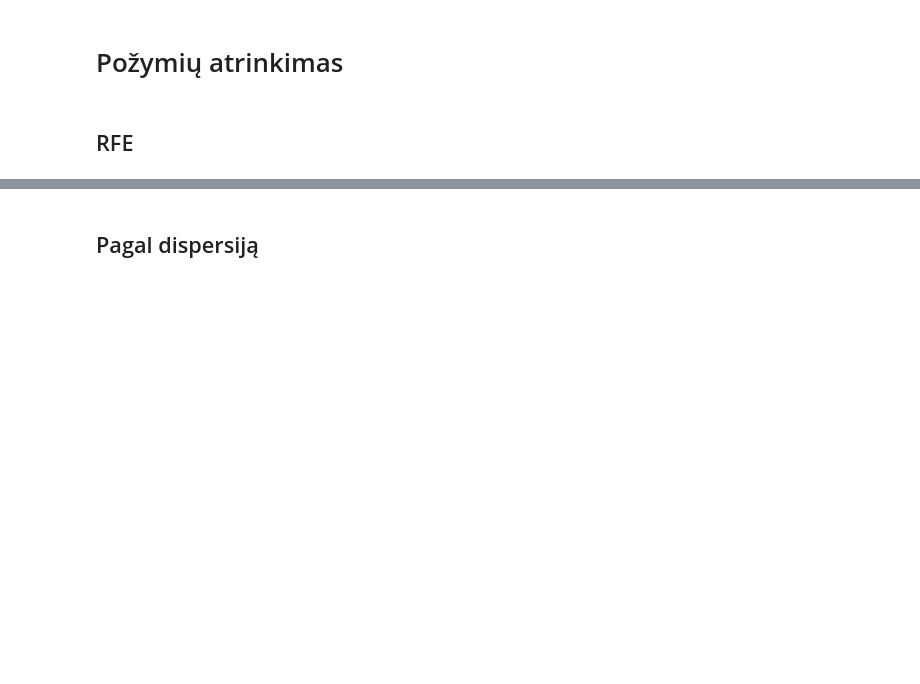
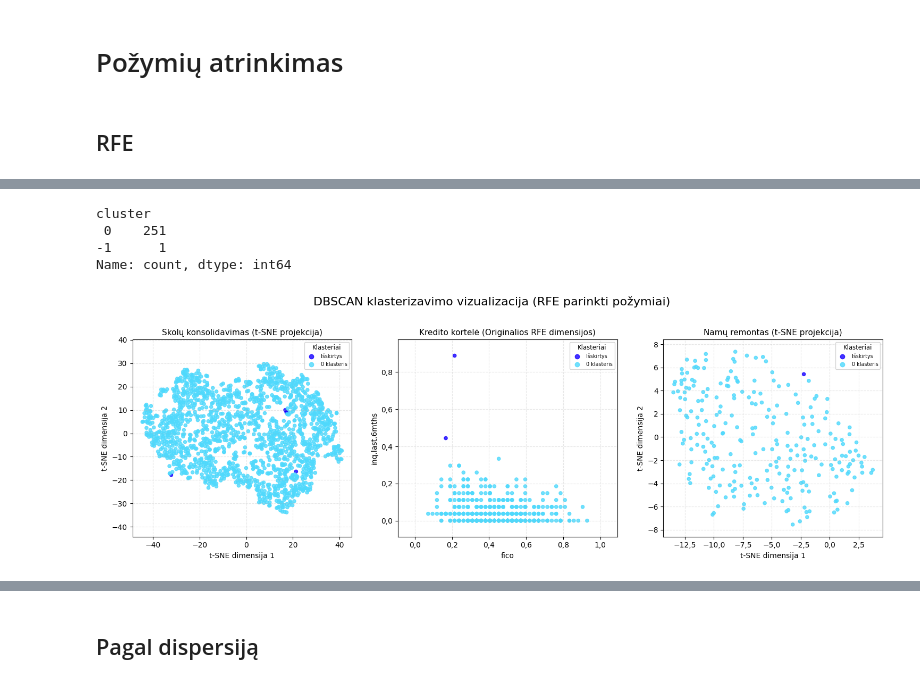
Before and after one commit to EvelinaDu/Papildomi_duomenu_vizualizavimo_skyriai, a Jupyter notebook: 3_laboratorinis/dbscan.ipynb, the cells around one changed output, grey strips where cells are left out. Cells and saved outputs as stored; diff of their text form; code cells hidden in the pictures; blank space fills up the shorter version.

Commit message:
DBSCAN on RFE subset

```diff
--- a/3_laboratorinis/dbscan.ipynb
+++ b/3_laboratorinis/dbscan.ipynb
@@ -469,0 +465,73 @@ Geriausi požymiai: ['dti', 'fico', 'days.with.cr.line', 'revol.bal', 'inq.last.
+# %%
+dbscan_rfecv_home_improvement = DBSCAN(eps=0.4, min_samples=10)
+clusters = dbscan_rfecv_home_improvement.fit_predict(rfecv_home_improvement.select_dtypes(include=[np.number]))
+
+dbscan_clusters_rfecv_home_improvement = rfecv_home_improvement.copy()
+dbscan_clusters_rfecv_home_improvement['cluster'] = clusters
+
+print(dbscan_clusters_rfecv_home_improvement['cluster'].value_counts())
+# %% [output]
+cluster
+ 0    251
+-1      1
+Name: count, dtype: int64
+# %%
+datasets = [
+    (dbscan_clusters_rfecv_debt_consolidation, "Skolų konsolidavimas"),
+    (dbscan_clusters_rfecv_credit_card, "Kredito kortelė"),
+    (dbscan_clusters_rfecv_home_improvement, "Namų remontas")
+]
+
+custom_cmap = ListedColormap(["#1500FF", "#4FD9FC"])
+# %%
+plt.figure(figsize=(15, 5))
+
+for i, (df, title) in enumerate(datasets):
+    plt.subplot(1, 3, i + 1)
+    numeric_data = df.drop(columns=['cluster'], errors='ignore').select_dtypes(include=[np.number])
+
+    if title == "Kredito kortelė":
+        plot_data = numeric_data.values
+        x_label, y_label = numeric_data.columns[0], numeric_data.columns[1]
+        display_title = f"{title} (Originalios RFE dimensijos)"
+    else:
+        plot_data = tsne.fit_transform(numeric_data)
+        x_label, y_label = "t-SNE dimensija 1", "t-SNE dimensija 2"
+        display_title = f"{title} (t-SNE projekcija)"
+
+    clusters = df['cluster'].values
+    unique_labels = np.unique(clusters)
+
+    scatter = plt.scatter(
+        plot_data[:, 0],
+        plot_data[:, 1],
+        alpha=0.8,
+        s=20,
+        c=clusters,
+        cmap=custom_cmap
+    )
+
+    plt.title(display_title, fontsize=11)
+    plt.xlabel(x_label)
+    plt.ylabel(y_label)
+
+    handles, _ = scatter.legend_elements()
+    label_names = [f'{int(l)} klasteris' if l != -1 else 'Išskirtys' for l in unique_labels]
+
+    plt.legend(
+        handles, label_names,
+        title="Klasteriai",
+        fontsize='x-small',
+        title_fontsize='small',
+        markerscale=1.0,
+        loc='best'
+    )
+
+    plt.grid(alpha=0.3, linestyle='--')
+    plt.axis('equal')
+
+plt.suptitle("DBSCAN klasterizavimo vizualizacija (RFE parinkti požymiai)", fontsize=16, y=1.02)
+plt.tight_layout()
+plt.show()
+# %% [output]
+[figure, added]
```
Also changed, not shown: parts of 10 cells of this notebook.
